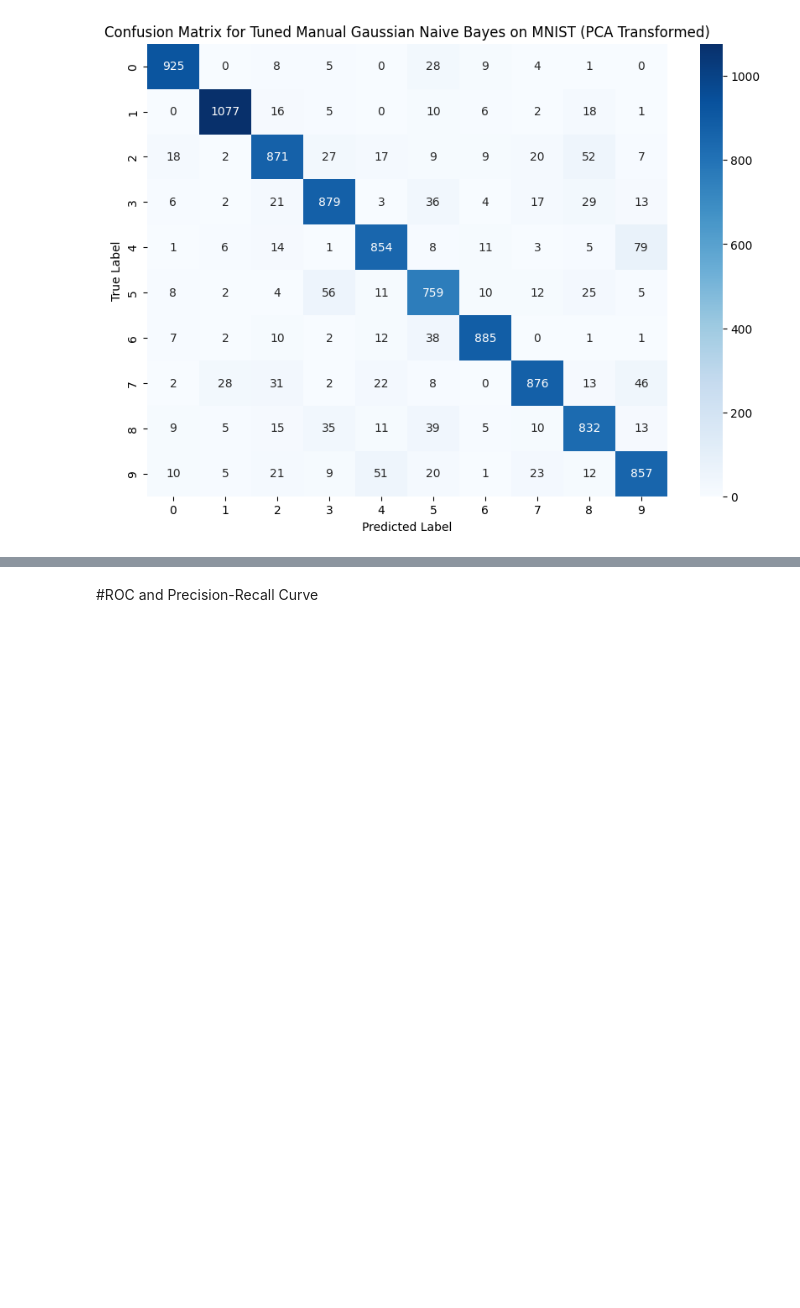
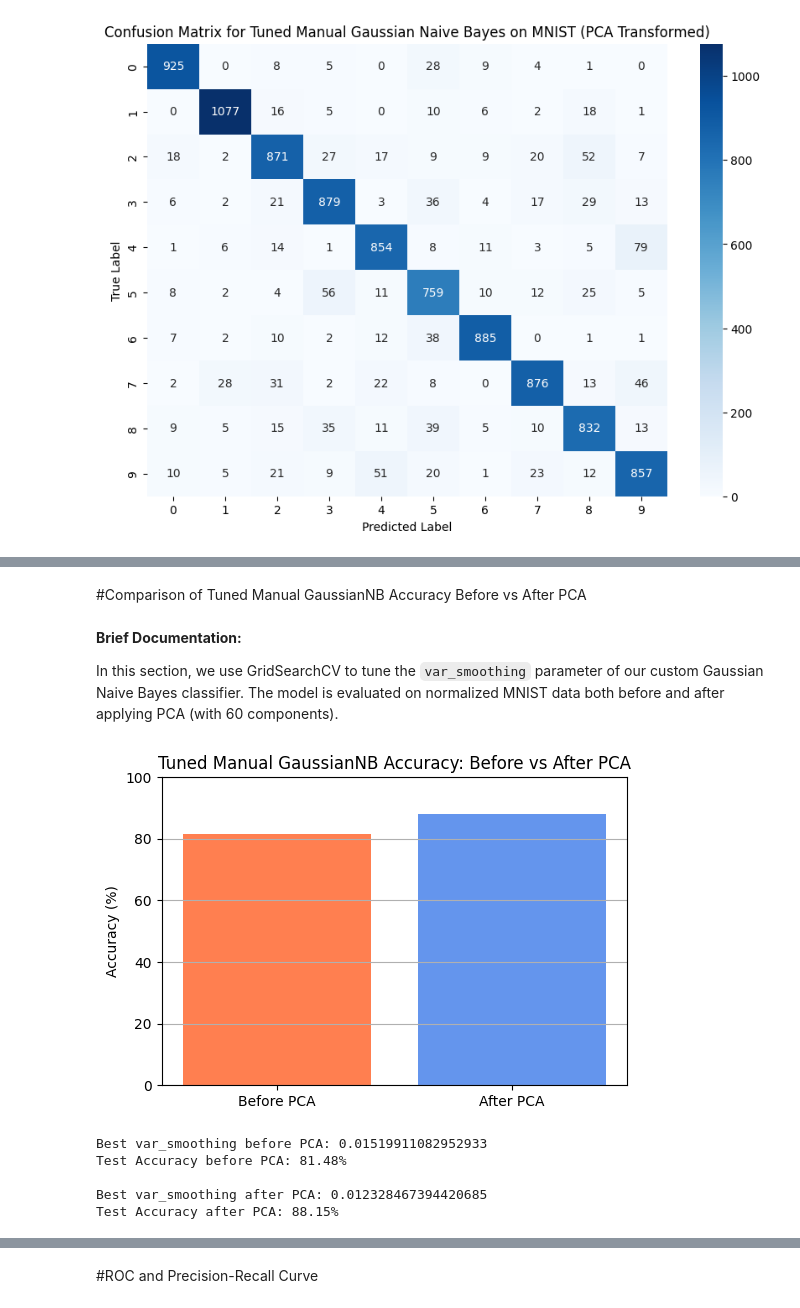
Before and after one commit to NitinVerma2027/PRML-Apr2025, a Jupyter notebook: ml_ipynb_files/Naive_Bayes.ipynb, the cells around one changed output, grey strips where cells are left out. Saved outputs shown, nothing was run; the diff lists cells and outputs as text; code cells hidden in the pictures; blank space fills up the shorter version.

```diff
--- a/ml_ipynb_files/Naive_Bayes.ipynb
+++ b/ml_ipynb_files/Naive_Bayes.ipynb
@@ -444,0 +487,54 @@ Macro-Average F1 Score: 0.8805
+# %% [markdown]
+#Comparison of Tuned Manual GaussianNB Accuracy Before vs After PCA
+# %% [markdown]
+**Brief Documentation:**
+
+In this section, we use GridSearchCV to tune the `var_smoothing` parameter of our custom Gaussian Naive Bayes classifier. The model is evaluated on normalized MNIST data both before and after applying PCA (with 60 components).
+# %%
+# Define parameter grid for tuning
+param_grid = {"var_smoothing": np.logspace(-10, -1, 100)}
+
+# --------- Grid Search Before PCA ---------
+grid_before = GridSearchCV(estimator=ManualGaussianNB(), param_grid=param_grid, cv=5, scoring='accuracy')
+grid_before.fit(X_train_norm, y_train)
+best_gnb_before = grid_before.best_estimator_
+y_pred_before = best_gnb_before.predict(X_test_norm)
+accuracy_before = accuracy_score(y_test, y_pred_before)
+
+# --------- Apply PCA ---------
+pca = ManualPCA(n_components=60)
+X_train_pca = pca.fit_transform(X_train_norm)
+X_test_pca = pca.transform(X_test_norm)
+
+# --------- Grid Search After PCA ---------
+grid_after = GridSearchCV(estimator=ManualGaussianNB(), param_grid=param_grid, cv=5, scoring='accuracy')
+grid_after.fit(X_train_pca, y_train)
+best_gnb_after = grid_after.best_estimator_
+y_pred_after = best_gnb_after.predict(X_test_pca)
+accuracy_after = accuracy_score(y_test, y_pred_after)
+
+# --------- Visualization ---------
+accuracies = [accuracy_before * 100, accuracy_after * 100]
+labels = ['Before PCA', 'After PCA']
+
+plt.figure(figsize=(6, 4))
+plt.bar(labels, accuracies, color=['coral', 'cornflowerblue'])
+plt.ylim(0, 100)
+plt.ylabel('Accuracy (%)')
+plt.title('Tuned Manual GaussianNB Accuracy: Before vs After PCA')
+plt.grid(axis='y')
+plt.show()
+
+# Print results
+print("Best var_smoothing before PCA:", grid_before.best_params_["var_smoothing"])
+print("Test Accuracy before PCA: {:.2f}%".format(accuracy_before * 100))
+
+print("\nBest var_smoothing after PCA:", grid_after.best_params_["var_smoothing"])
+print("Test Accuracy after PCA: {:.2f}%".format(accuracy_after * 100))
+# %% [output]
+[figure, added]
+Best var_smoothing before PCA: 0.01519911082952933
+Test Accuracy before PCA: 81.48%
+
+Best var_smoothing after PCA: 0.012328467394420685
+Test Accuracy after PCA: 88.15%
```
Also changed, not shown: parts of 10 cells of this notebook.
